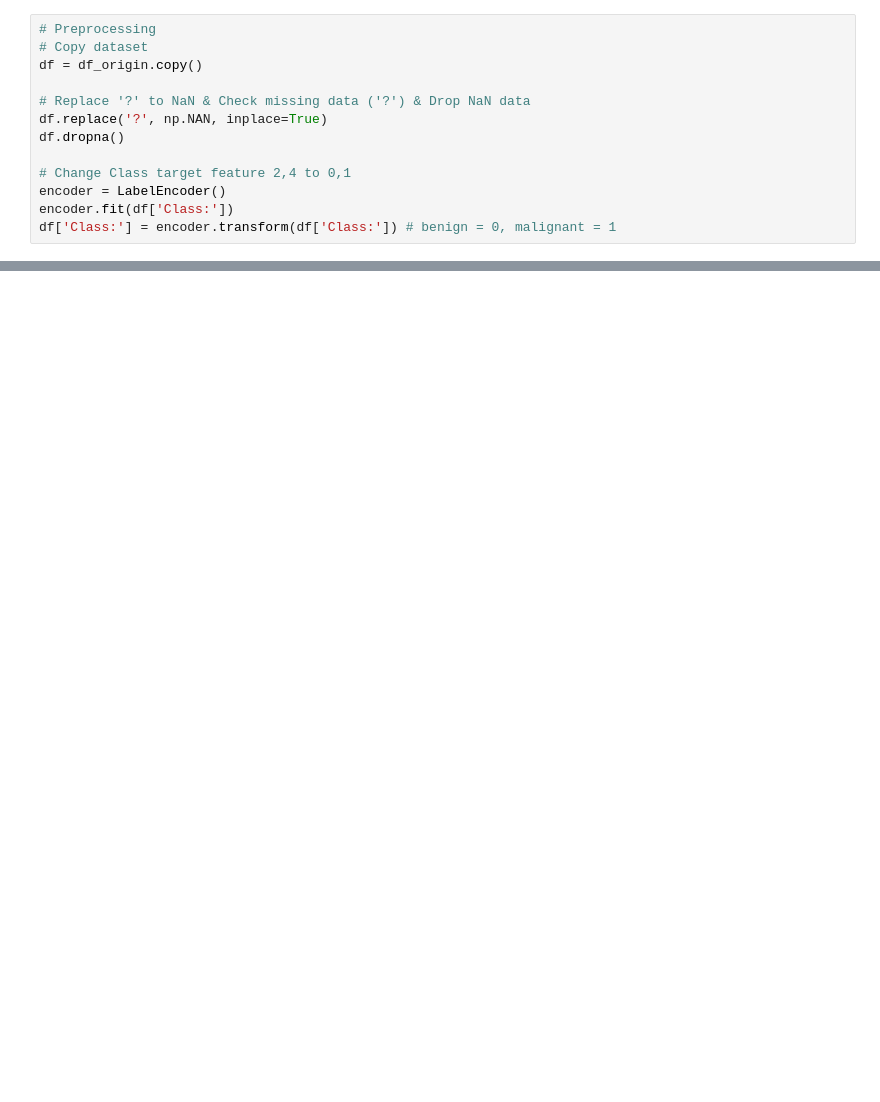
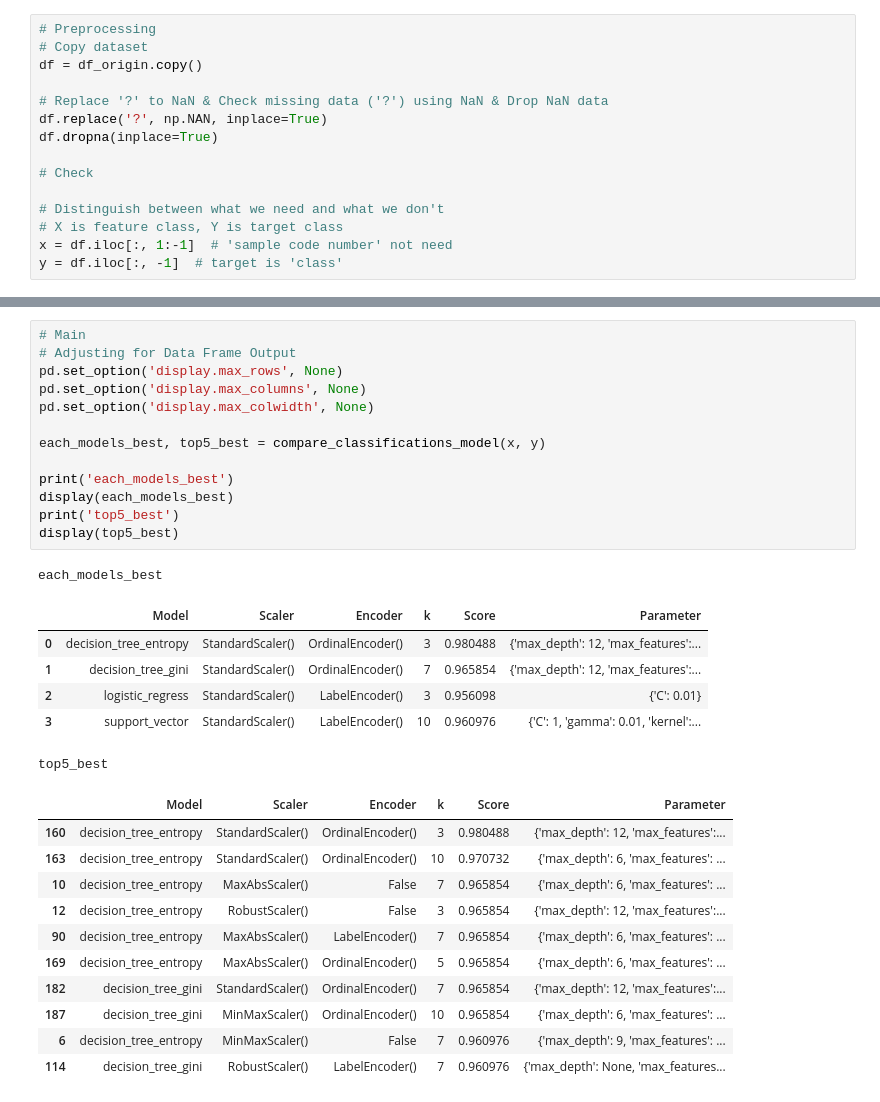
Before and after one commit to hhanoo/University_Major, a Jupyter notebook: Lab1.ipynb, the cells around one changed output, grey strips where cells are left out. Cells and saved outputs as stored; diff of their text form; blank space fills up the shorter version.

```diff
--- a/Lab1.ipynb
+++ b/Lab1.ipynb
@@ -46,11 +72,13 @@ memory usage: 60.2+ KB
 # Copy dataset
 df = df_origin.copy()
 
-# Replace '?' to NaN & Check missing data ('?') & Drop NaN data
+# Replace '?' to NaN & Check missing data ('?') using NaN & Drop NaN data
 df.replace('?', np.NAN, inplace=True)
-df.dropna()
+df.dropna(inplace=True)
 
-# Change Class target feature 2,4 to 0,1
-encoder = LabelEncoder()
-encoder.fit(df['Class:'])
-df['Class:'] = encoder.transform(df['Class:']) # benign = 0, malignant = 1
+# Check
+
+# Distinguish between what we need and what we don't
+# X is feature class, Y is target class
+x = df.iloc[:, 1:-1]  # 'sample code number' not need
+y = df.iloc[:, -1]  # target is 'class'
@@ -94,0 +189,32 @@ def cal_gini():
+# %%
+# Main
+# Adjusting for Data Frame Output
+pd.set_option('display.max_rows', None)
+pd.set_option('display.max_columns', None)
+pd.set_option('display.max_colwidth', None)
+
+each_models_best, top5_best = compare_classifications_model(x, y)
+
+print('each_models_best')
+display(each_models_best)
+print('top5_best')
+display(top5_best)
+# %% [output]
+each_models_best
+|  | Model | Scaler | Encoder | k | Score | Parameter |
+| 0 | decision_tree_entropy | StandardScaler() | OrdinalEncoder() | 3 | 0.980488 | {'max_depth': 12, 'max_features':... |
+| 1 | decision_tree_gini | StandardScaler() | OrdinalEncoder() | 7 | 0.965854 | {'max_depth': 12, 'max_features':... |
+| 2 | logistic_regress | StandardScaler() | LabelEncoder() | 3 | 0.956098 | {'C': 0.01} |
+| 3 | support_vector | StandardScaler() | LabelEncoder() | 10 | 0.960976 | {'C': 1, 'gamma': 0.01, 'kernel':... |
+top5_best
+|  | Model | Scaler | Encoder | k | Score | Parameter |
+| 160 | decision_tree_entropy | StandardScaler() | OrdinalEncoder() | 3 | 0.980488 | {'max_depth': 12, 'max_features':... |
+| 163 | decision_tree_entropy | StandardScaler() | OrdinalEncoder() | 10 | 0.970732 | {'max_depth': 6, 'max_features': ... |
+| 10 | decision_tree_entropy | MaxAbsScaler() | False | 7 | 0.965854 | {'max_depth': 6, 'max_features': ... |
+| 12 | decision_tree_entropy | RobustScaler() | False | 3 | 0.965854 | {'max_depth': 12, 'max_features':... |
+| 90 | decision_tree_entropy | MaxAbsScaler() | LabelEncoder() | 7 | 0.965854 | {'max_depth': 6, 'max_features': ... |
+| 169 | decision_tree_entropy | MaxAbsScaler() | OrdinalEncoder() | 5 | 0.965854 | {'max_depth': 6, 'max_features': ... |
+| 182 | decision_tree_gini | StandardScaler() | OrdinalEncoder() | 7 | 0.965854 | {'max_depth': 12, 'max_features':... |
+| 187 | decision_tree_gini | MinMaxScaler() | OrdinalEncoder() | 10 | 0.965854 | {'max_depth': 6, 'max_features': ... |
+| 6 | decision_tree_entropy | MinMaxScaler() | False | 7 | 0.960976 | {'max_depth': 9, 'max_features': ... |
+| 114 | decision_tree_gini | RobustScaler() | LabelEncoder() | 7 | 0.960976 | {'max_depth': None, 'max_features... |
```
Also changed, not shown: parts of 9 cells of this notebook.
